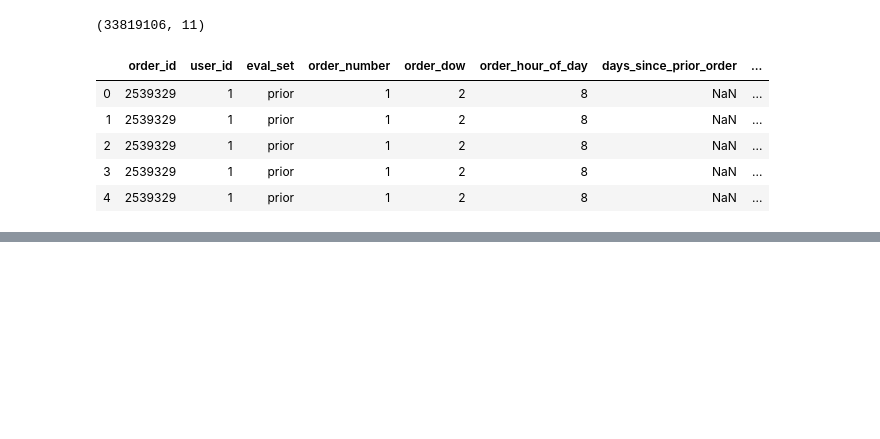
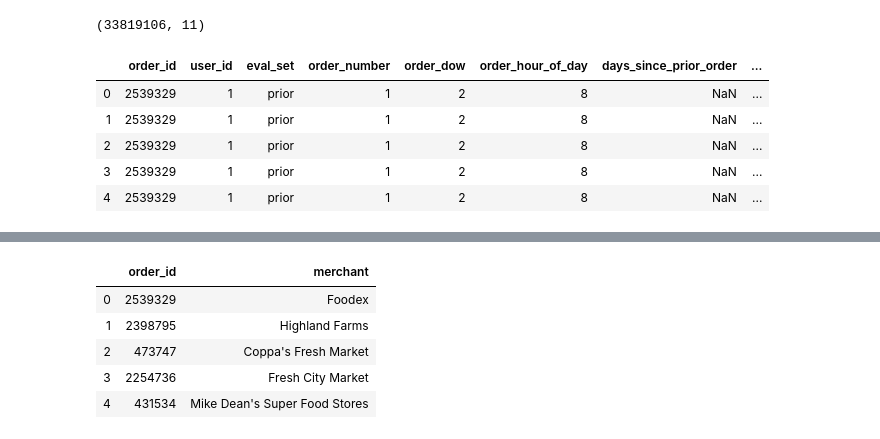
Before and after one commit to hanhanwu/Hanhan_Break_the_Limits, a Jupyter notebook: Bank_Fantasy/Golden_Bridge/data_preprocessing.ipynb, the cells around one changed output, grey strips where cells are left out. Drawn from its saved outputs; the diff is of its cells as text; code cells hidden in the pictures; blank space fills up the shorter version.

```diff
--- a/Bank_Fantasy/Golden_Bridge/data_preprocessing.ipynb
+++ b/Bank_Fantasy/Golden_Bridge/data_preprocessing.ipynb
@@ -198,0 +243,20 @@ order_prod_df.head()
+# %%
+# order_id list
+orderid_lst = order_prod_df['order_id'].unique()
+
+order_merchant_records = []
+for i in range(len(orderid_lst)):
+    orderid = orderid_lst[i]
+    merchant = merchant_lst[int(nums[i])]
+    order_merchant_records.append([orderid, merchant])
+
+order_merchant_df = pd.DataFrame(order_merchant_records)
+order_merchant_df.columns = ['order_id', 'merchant']
+order_merchant_df.head()
+# %% [output]
+|  | order_id | merchant |
+| 0 | 2539329 | Foodex |
+| 1 | 2398795 | Highland Farms |
+| 2 | 473747 | Coppa's Fresh Market |
+| 3 | 2254736 | Fresh City Market |
+| 4 | 431534 | Mike Dean's Super Food Stores |
```
Also changed, not shown: parts of 10 cells of this notebook.
